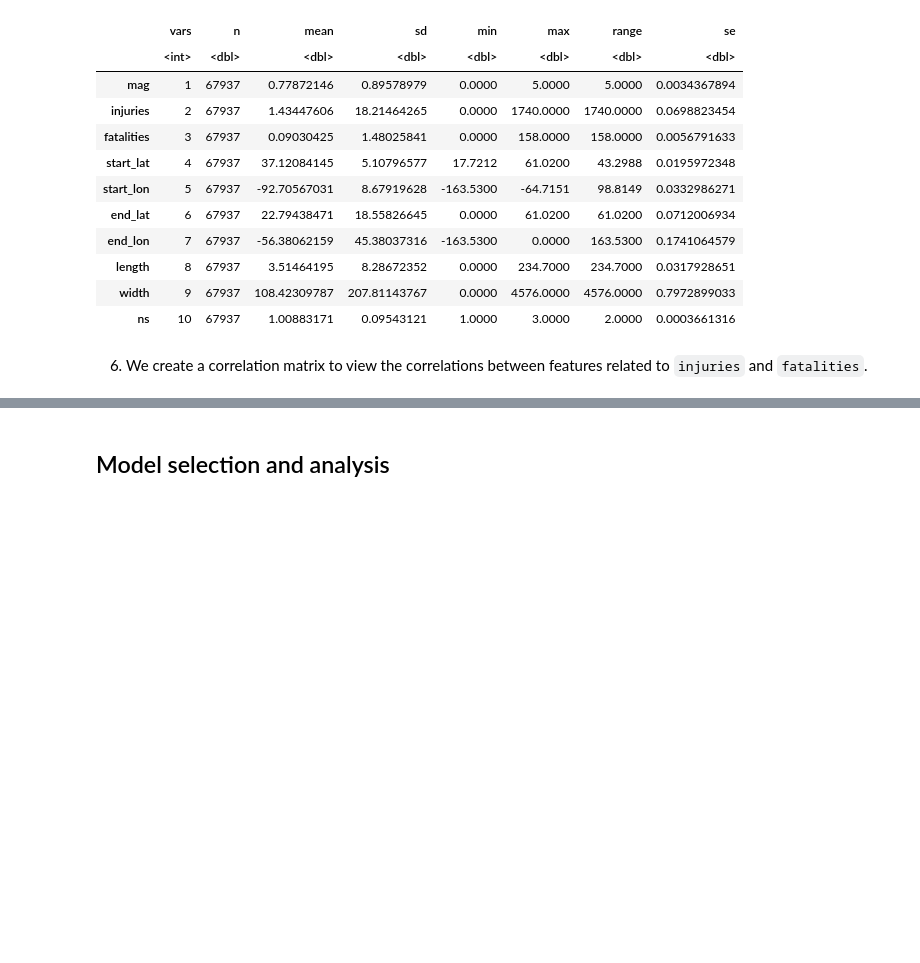
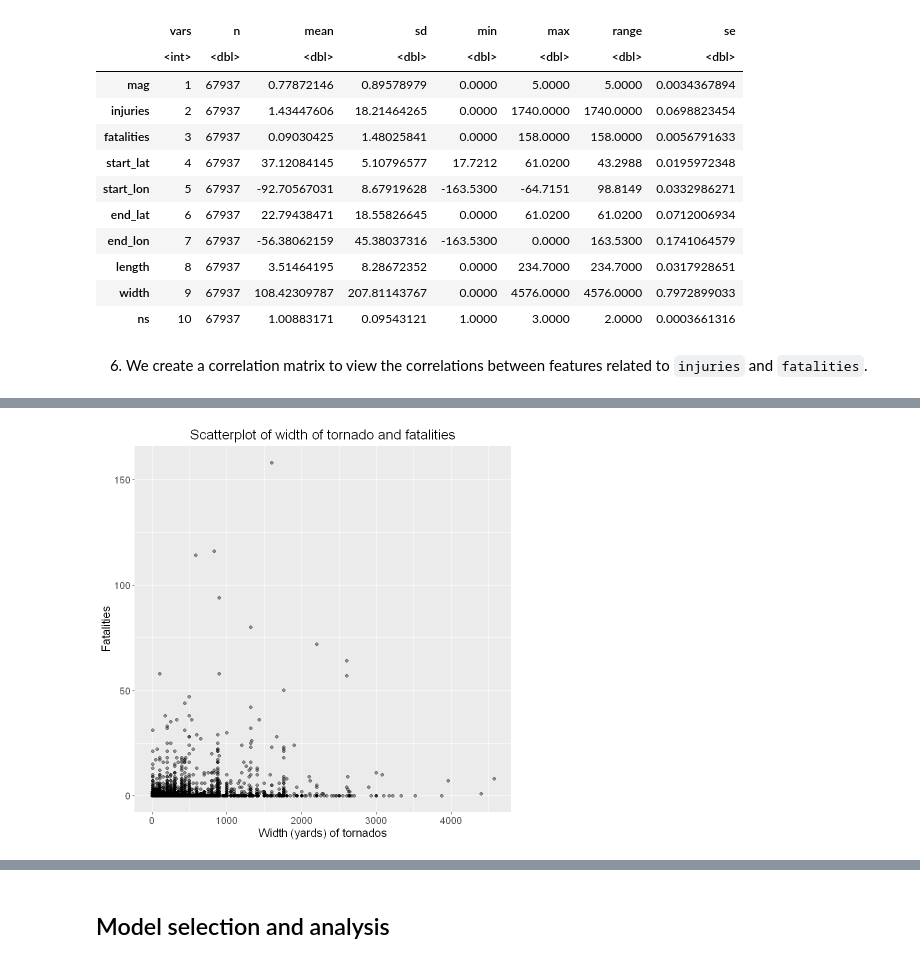
Before and after one commit to DSCI-310-2024/DSCI-310-Group-1-Predict-Casualties-From-Tornado-Data, a Jupyter notebook: src/tornado_fatalities_predictor.ipynb, the cells around one changed output, grey strips where cells are left out. Drawn from its saved outputs; the diff is of its cells as text; code cells hidden in the pictures; blank space fills up the shorter version.

```diff
--- a/src/tornado_fatalities_predictor.ipynb
+++ b/src/tornado_fatalities_predictor.ipynb
@@ -149,0 +147,10 @@ The correlation between `fatalities` and `injuries` is also pretty high with a c
+# %%
+fatalities_width_scatterplot = ggplot(df, aes(x = width, y = fatalities)) +
+    geom_point(alpha = 0.4) +
+    xlab("Width (yards) of tornados") +
+    ylab("Fatalities") +
+    theme(text = element_text(size = 14), plot.title = element_text(hjust = 0.5)) +
+    ggtitle("Scatterplot of width of tornado and fatalities")
+fatalities_width_scatterplot
+# %% [output]
+[figure, added]
```
Also changed, not shown: parts of 4 cells of this notebook.
